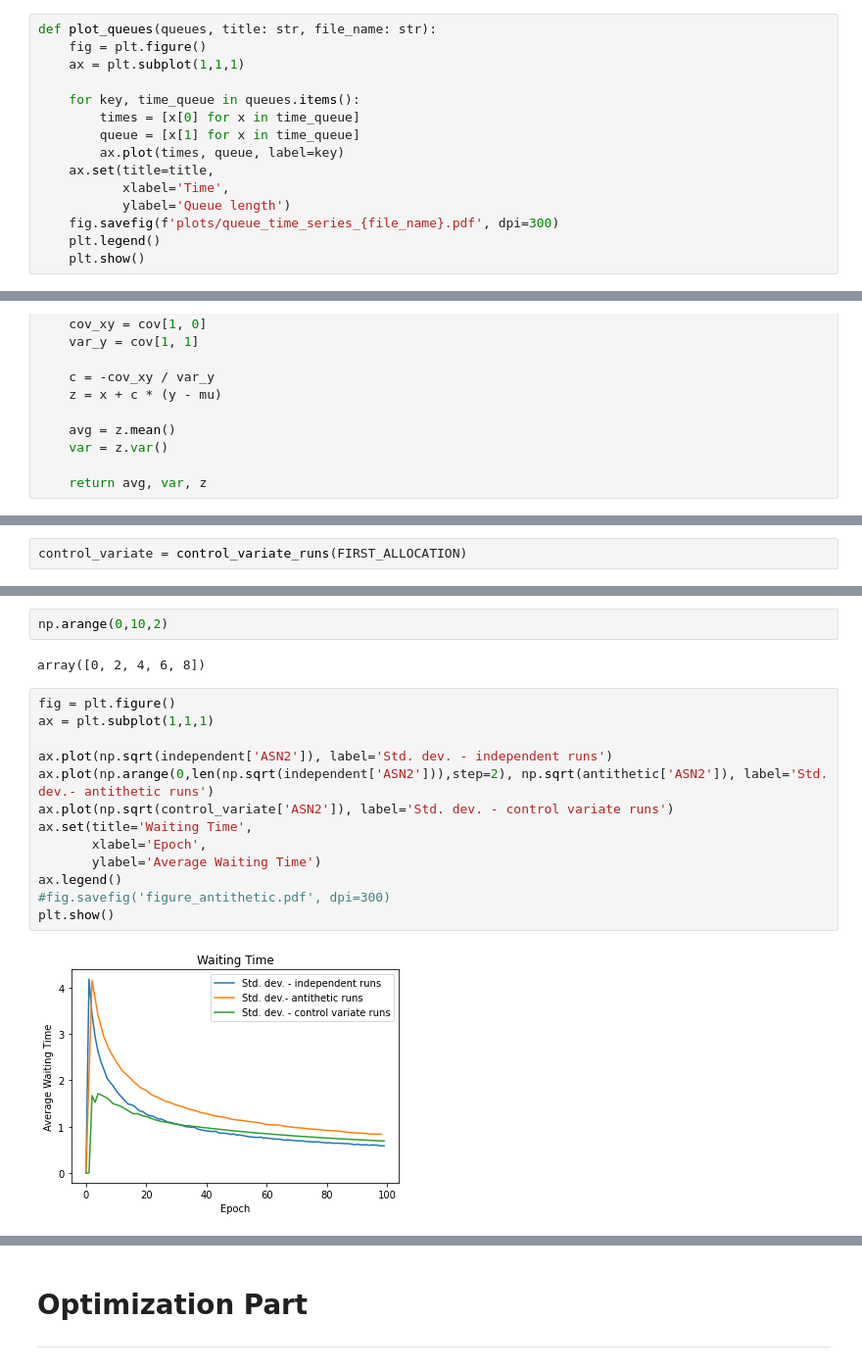
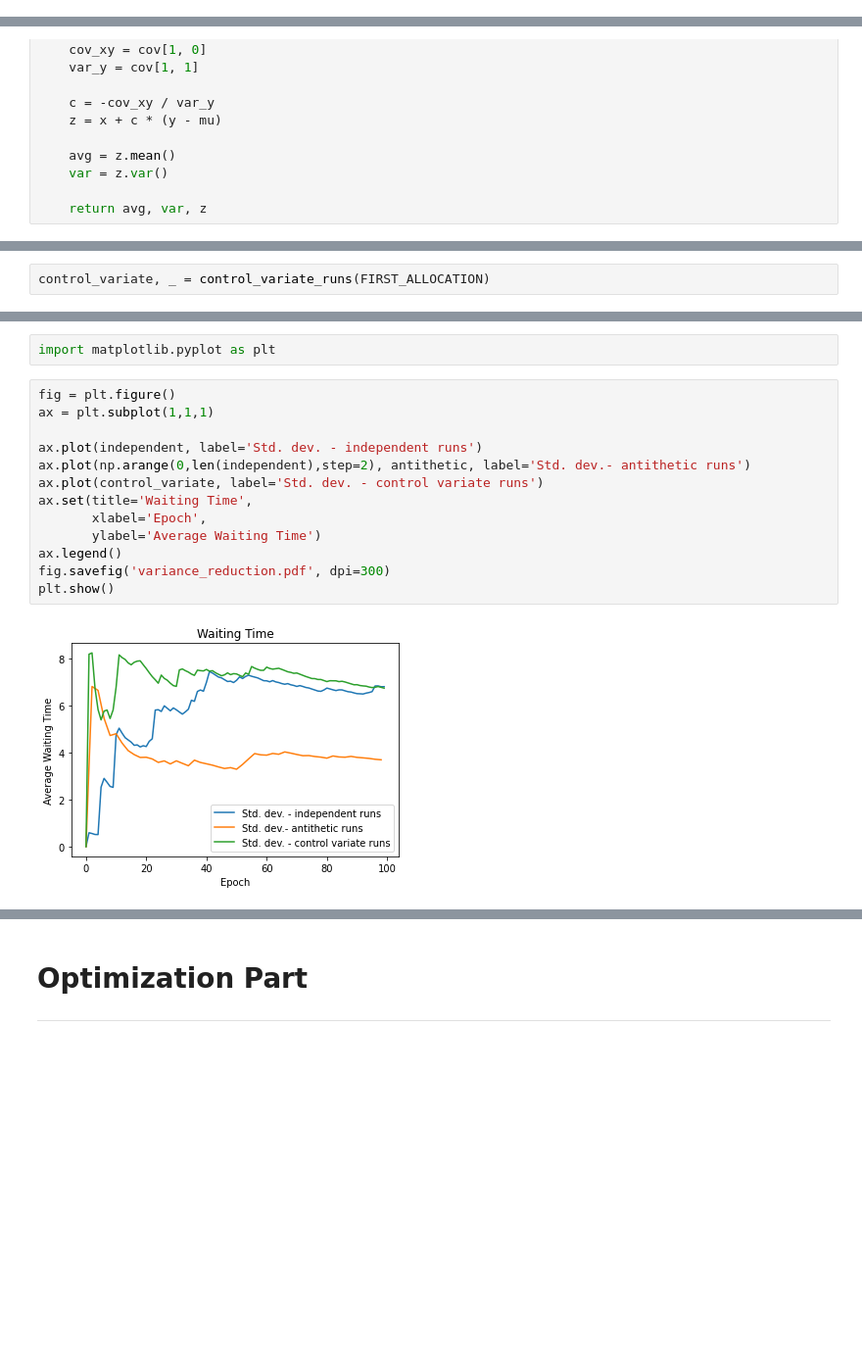
Before and after one commit to TengXu94/simulation-and-optimization, a Jupyter notebook: group_5_project/Group_5_Simulation.ipynb, the cells around one changed output, grey strips where cells are left out. Shown: that part at 98% size. Saved outputs shown, nothing was run; the diff lists cells and outputs as text; blank space fills up the shorter version.

```diff
--- a/group_5_project/Group_5_Simulation.ipynb
+++ b/group_5_project/Group_5_Simulation.ipynb
@@ -369,15 +41,0 @@ def handle_requests(scenario: Scenario, u=np.array([])):
-# %%
-def plot_queues(queues, title: str, file_name: str):
-    fig = plt.figure()
-    ax = plt.subplot(1,1,1)
-
-    for key, time_queue in queues.items():
-        times = [x[0] for x in time_queue]
-        queue = [x[1] for x in time_queue]
-        ax.plot(times, queue, label=key)
-    ax.set(title=title,
-           xlabel='Time',
-           ylabel='Queue length')
-    fig.savefig(f'plots/queue_time_series_{file_name}.pdf', dpi=300)
-    plt.legend()
-    plt.show()
@@ -678,3 +347,3 @@ ASN1 Customers Length: 2762
 # %%
-control_variate = control_variate_runs(FIRST_ALLOCATION)
+control_variate, _ = control_variate_runs(FIRST_ALLOCATION)
 # %% [output]
@@ -718,19 +368,17 @@ independent['MSN']
-# %%
-np.arange(0,10,2)
-# %% [output]
-array([0, 2, 4, 6, 8])
+# %%
+import matplotlib.pyplot as plt
 # %%
 fig = plt.figure()
 ax = plt.subplot(1,1,1)
 
-ax.plot(np.sqrt(independent['ASN2']), label='Std. dev. - independent runs')
-ax.plot(np.arange(0,len(np.sqrt(independent['ASN2'])),step=2), np.sqrt(antithetic['ASN2']), label='Std. dev.- antithetic runs')
-ax.plot(np.sqrt(control_variate['ASN2']), label='Std. dev. - control variate runs')
+ax.plot(independent, label='Std. dev. - independent runs')
+ax.plot(np.arange(0,len(independent),step=2), antithetic, label='Std. dev.- antithetic runs')
+ax.plot(control_variate, label='Std. dev. - control variate runs')
 ax.set(title='Waiting Time',
        xlabel='Epoch',
        ylabel='Average Waiting Time')
 ax.legend()
-#fig.savefig('figure_antithetic.pdf', dpi=300)
+fig.savefig('variance_reduction.pdf', dpi=300)
 plt.show()
 # %% [output]
-[figure, old version]
+[figure, new version]
```
Also changed, not shown: parts of 21 cells of this notebook, 18 other files.
